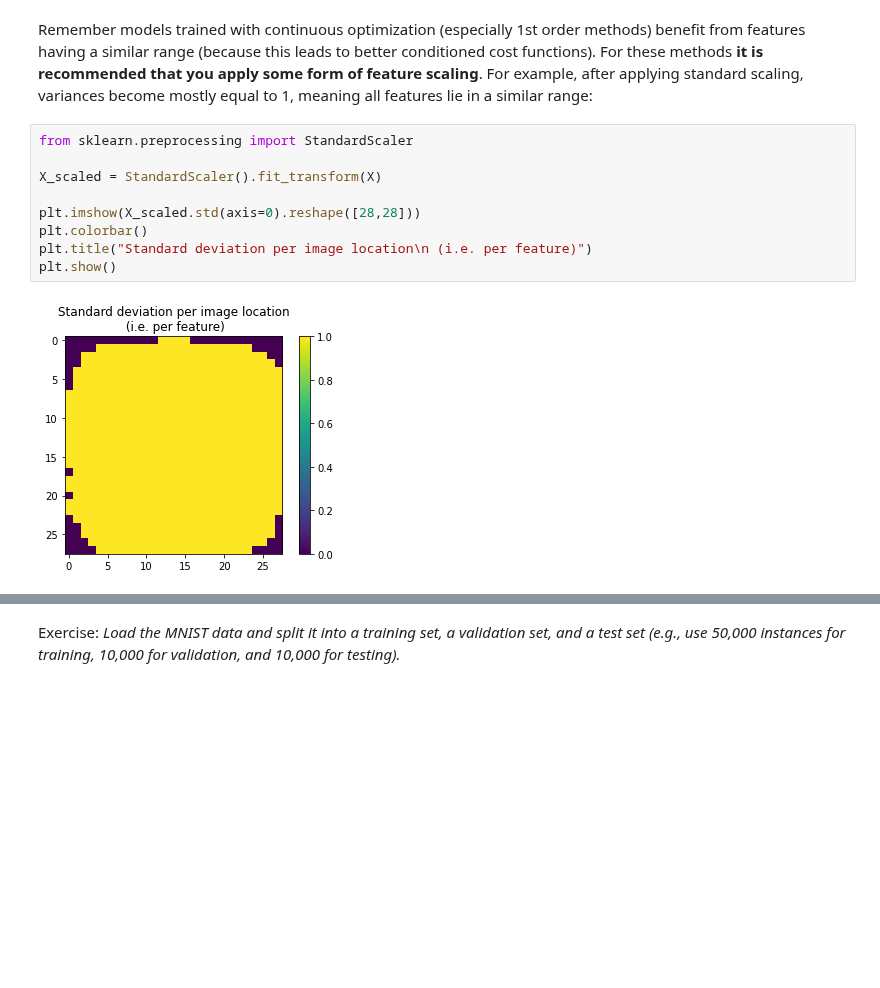
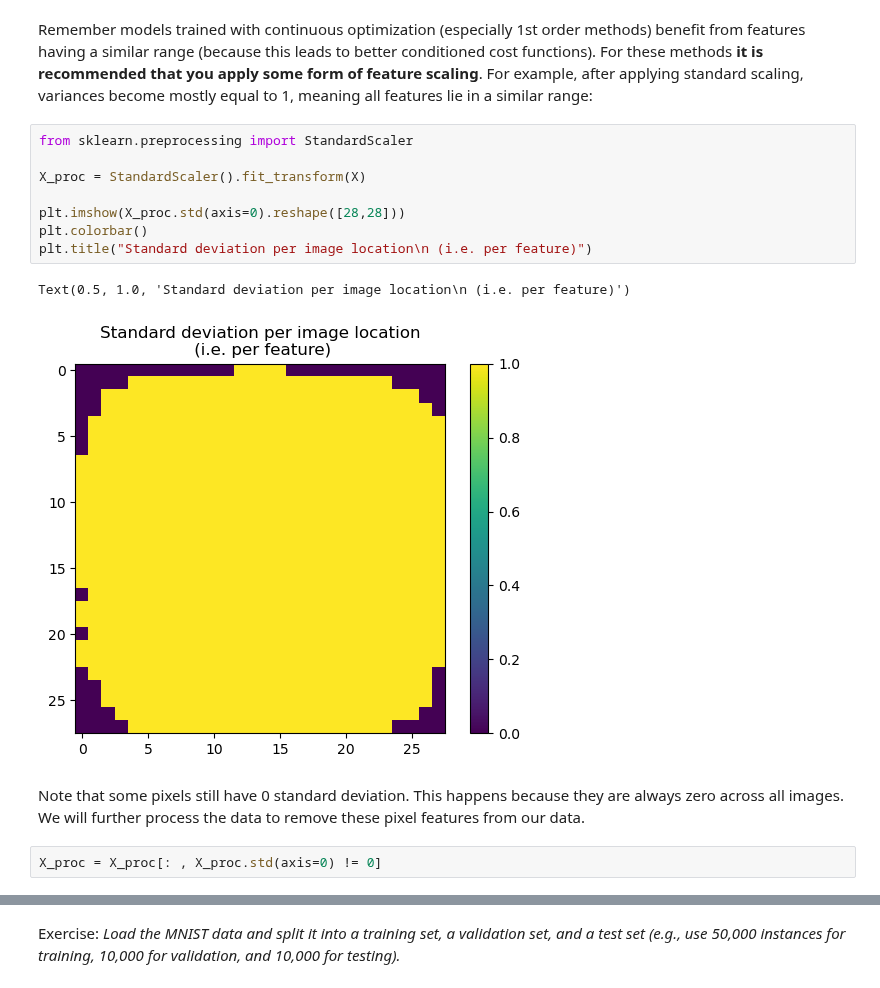
Before and after one commit to thalitadru/ml-class-epf, a Jupyter notebook: LabAssignmentTreesEnsembles_complete.ipynb, the cells around one changed output, grey strips where cells are left out. Drawn from its saved outputs; the diff is of its cells as text; blank space fills up the shorter version.

```diff
--- a/LabAssignmentTreesEnsembles_complete.ipynb
+++ b/LabAssignmentTreesEnsembles_complete.ipynb
@@ -51,14 +316,18 @@ Remember models trained with continuous optimization (especially 1st order metho
 # %%
 from sklearn.preprocessing import StandardScaler
 
-X_scaled = StandardScaler().fit_transform(X)
+X_proc = StandardScaler().fit_transform(X)
 
-plt.imshow(X_scaled.std(axis=0).reshape([28,28]))
+plt.imshow(X_proc.std(axis=0).reshape([28,28]))
 plt.colorbar()
 plt.title("Standard deviation per image location\n (i.e. per feature)")
-plt.show()
 # %% [output]
+Text(0.5, 1.0, 'Standard deviation per image location\n (i.e. per feature)')
-[figure, old version]
+[figure, new version]
+# %% [markdown]
+Note that some pixels still have 0 standard deviation. This happens because they are always zero across all images. We will further process the data to remove these pixel features from our data.
+# %%
+X_proc = X_proc[: , X_proc.std(axis=0) != 0]
 # %% [markdown]
 ### Exercise
 
```
Also changed, not shown: parts of 74 cells of this notebook, 1 other file.
